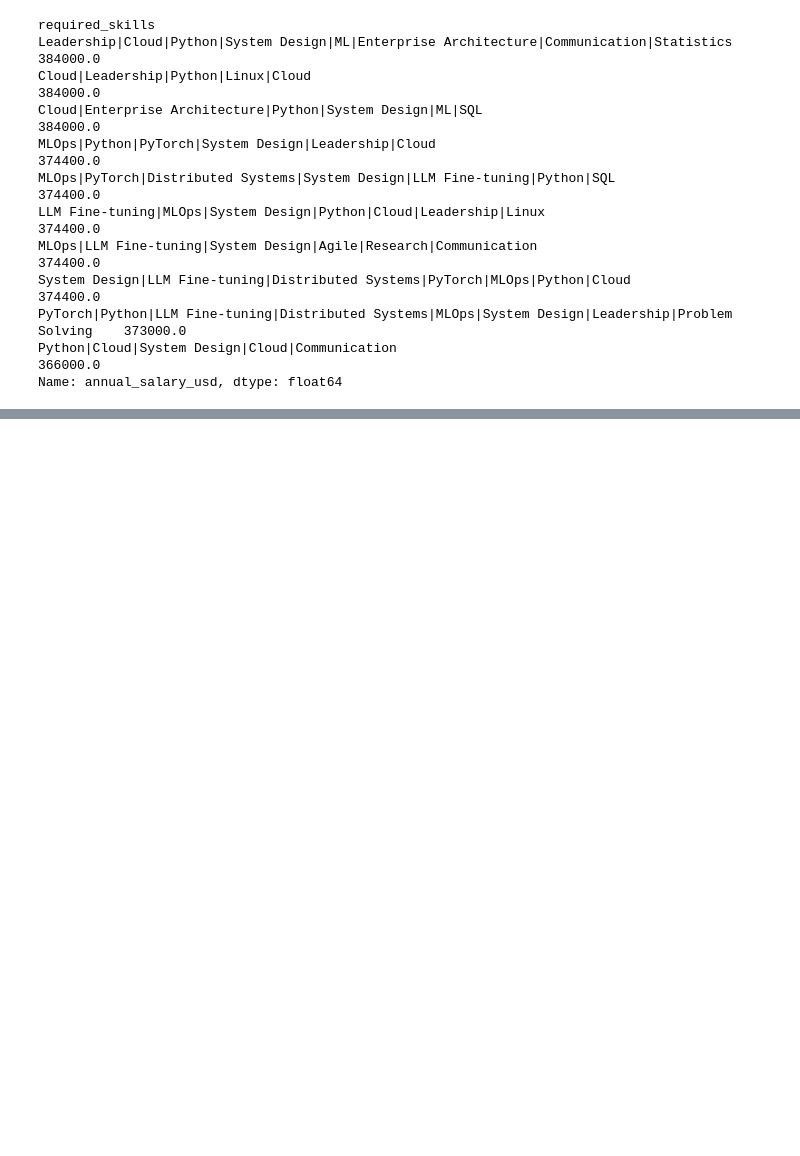
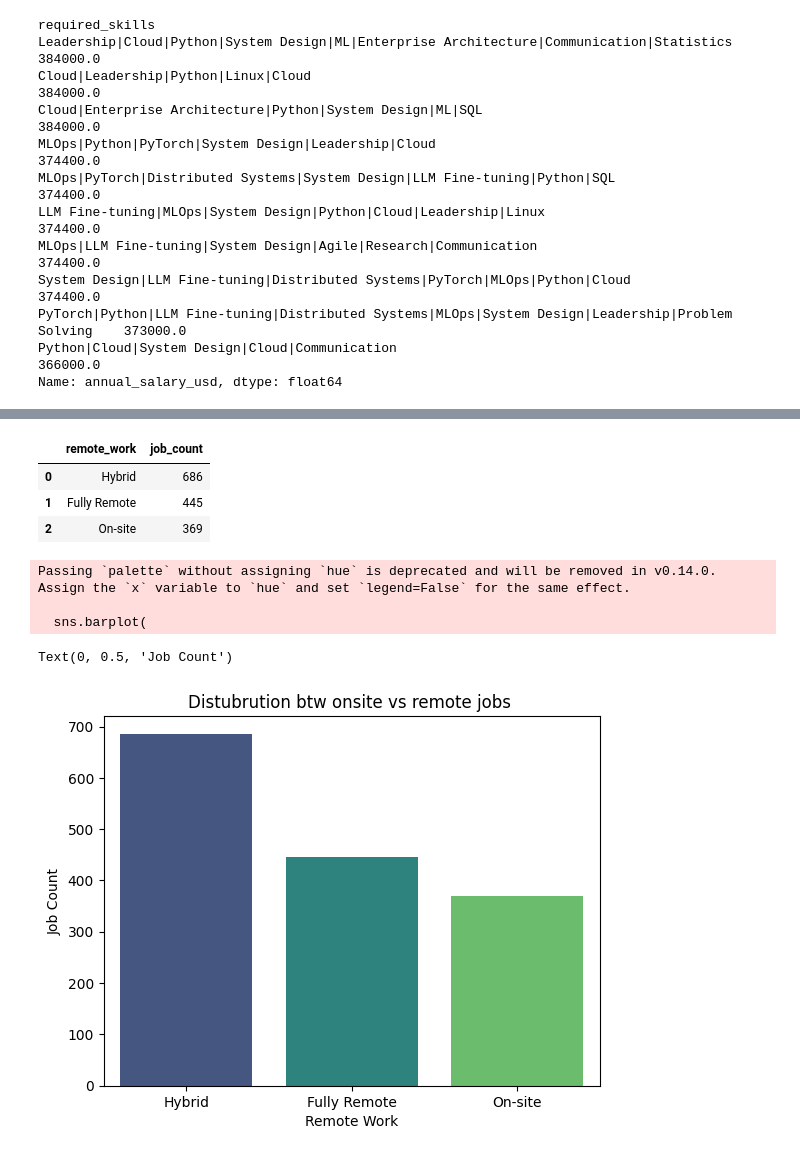
Before and after one commit to ShlokGadhave/AI-Career-Market-Insights, a Jupyter notebook: main.ipynb, the cells around one changed output, grey strips where cells are left out. Drawn from its saved outputs; the diff is of its cells as text; code cells hidden in the pictures; blank space fills up the shorter version.

```diff
--- a/main.ipynb
+++ b/main.ipynb
@@ -437,0 +566,26 @@ Name: annual_salary_usd, dtype: float64
+# %%
+df.columns
+df['remote_work']
+count_jobs=df.groupby('remote_work').size().sort_values(ascending=False).reset_index(name='job_count')
+count_jobs
+# %% [output]
+|  | remote_work | job_count |
+| 0 | Hybrid | 686 |
+| 1 | Fully Remote | 445 |
+| 2 | On-site | 369 |
+# %%
+sns.barplot(
+    data=count_jobs,
+    x='remote_work',
+    y='job_count',
+    palette='viridis'
+)
+plt.title('Distubrution btw onsite vs remote jobs ')
+plt.xlabel('Remote Work')
+plt.ylabel('Job Count')
+# %% [output]
+Passing `palette` without assigning `hue` is deprecated and will be removed in v0.14.0. Assign the `x` variable to `hue` and set `legend=False` for the same effect.
+
+  sns.barplot(
+Text(0, 0.5, 'Job Count')
+[figure, added]
```
Also changed, not shown: parts of 13 cells of this notebook.
